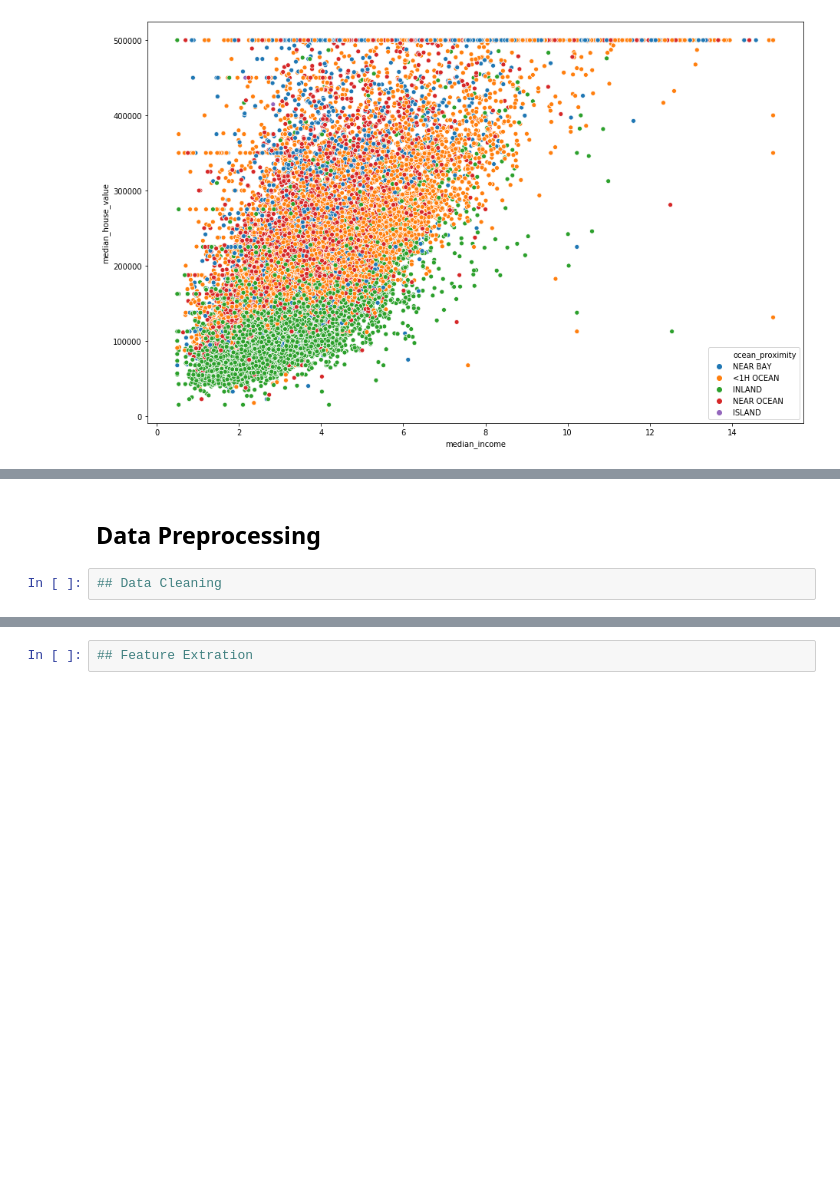
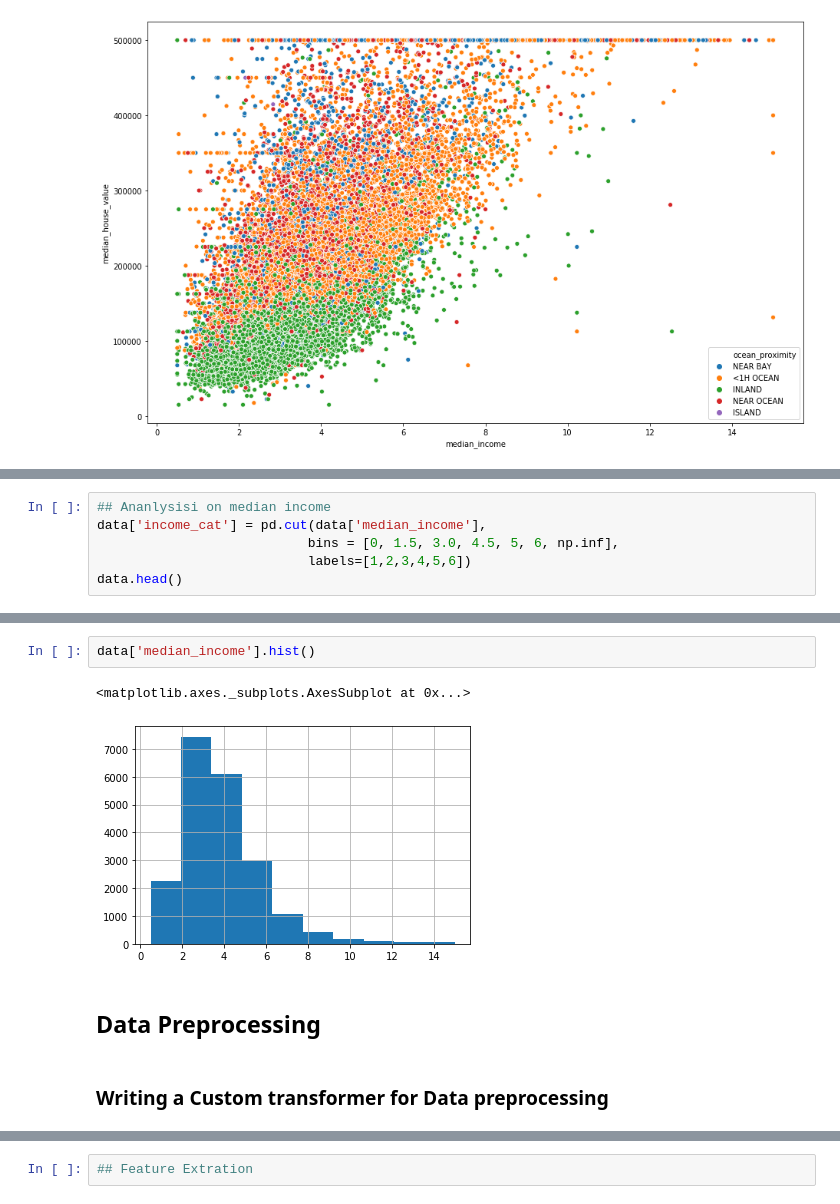
Before and after one commit to uditnarayanpandey/Machine_Learning_Practice, a Jupyter notebook: Regression/Housing/Housing (Regression).ipynb, the cells around one changed output, grey strips where cells are left out. Drawn from its saved outputs; the diff is of its cells as text; blank space fills up the shorter version.

```diff
--- a/Regression/Housing/Housing (Regression).ipynb
+++ b/Regression/Housing/Housing (Regression).ipynb
@@ -264,0 +274,6 @@ sns.scatterplot( x="median_income", y= "median_house_value", hue = "ocean_proxim
+# %%
+## Ananlysisi on median income
+data['income_cat'] = pd.cut(data['median_income'],
+                           bins = [0, 1.5, 3.0, 4.5, 5, 6, np.inf],
+                           labels=[1,2,3,4,5,6])
+data.head()
@@ -265,4 +287,9 @@ sns.scatterplot( x="median_income", y= "median_house_value", hue = "ocean_proxim
+# %%
+data['median_income'].hist()
+# %% [output]
+<matplotlib.axes._subplots.AxesSubplot at 0x...>
+[figure, added]
 # %% [markdown]
 ## Data Preprocessing
-# %%
-## Data Cleaning
+# %% [markdown]
+### Writing a Custom transformer for Data preprocessing
```
Also changed, not shown: parts of 8 cells of this notebook.
